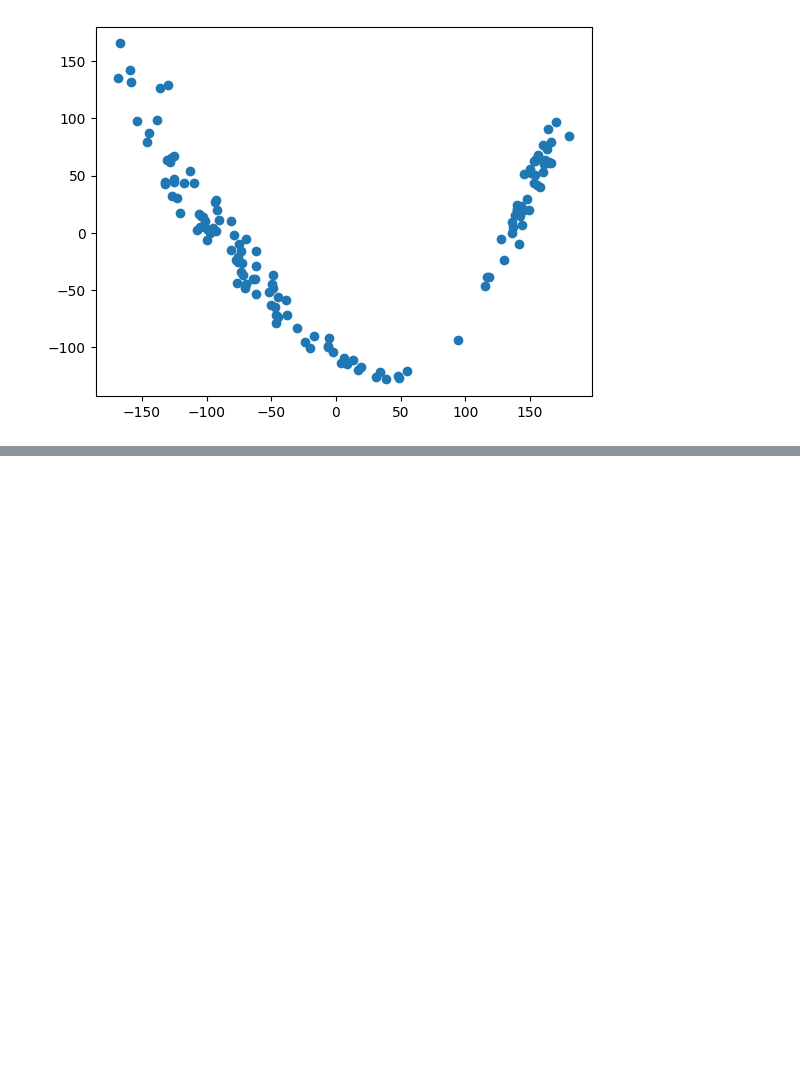
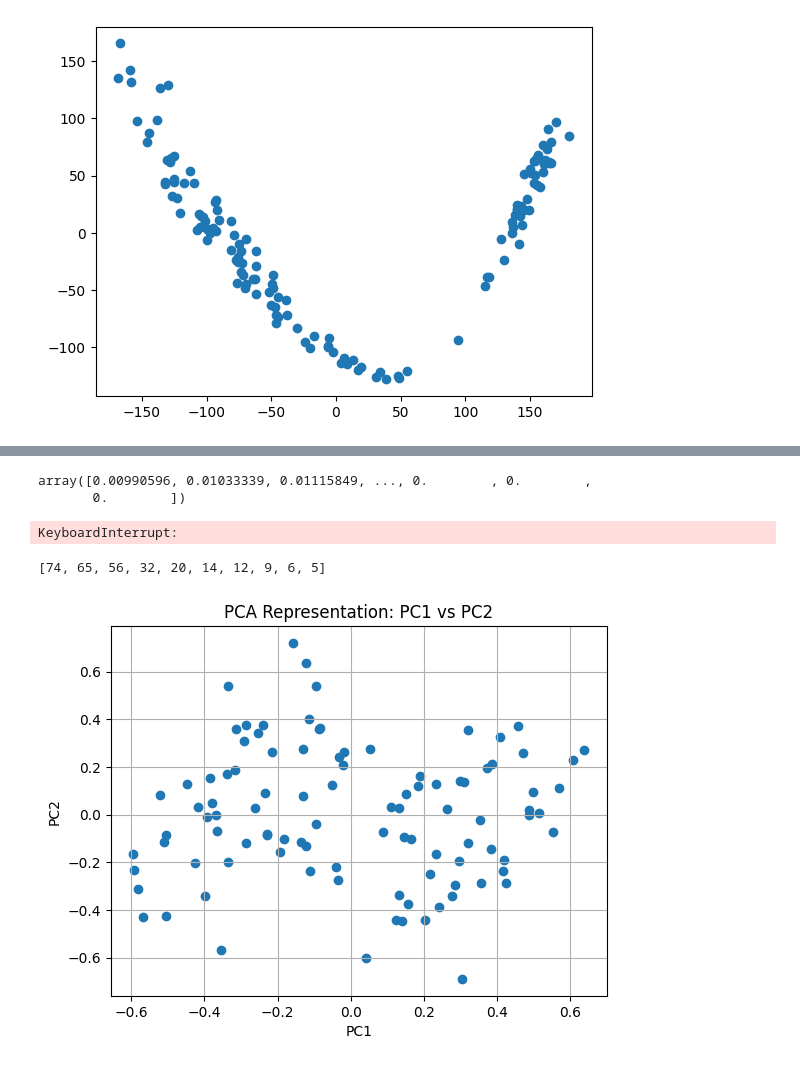
Before and after one commit to AmauryMaros/mgss2, a Jupyter notebook: Python notebooks/2_groups_pca.ipynb, the cells around one changed output, grey strips where cells are left out. Saved outputs shown, nothing was run; the diff lists cells and outputs as text; code cells hidden in the pictures; blank space fills up the shorter version.

```diff
--- a/Python notebooks/2_groups_pca.ipynb
+++ b/Python notebooks/2_groups_pca.ipynb
@@ -66,0 +84,20 @@ plt.scatter(pca_df['PC1'], pca_df['PC2'])
+# %%
+abs(pca.components_[0])
+# %% [output]
+array([0.00990596, 0.01033339, 0.01115849, ..., 0.        , 0.        ,
+       0.        ])
+# %%
+import numpy as np
+def top_features(pc):
+
+    top_features = []
+    for i in range(len(cols)):
+        index = cols[np.where(sorted(abs(pca.components_[pc]),reverse=True)[i] == abs(pca.components_[pc]))].values[0]
+        top_features.append(index)
+
+    return top_features
+
+# top_features(0)
+top_features(0)[:5]
+# %% [output]
+KeyboardInterrupt:
@@ -66,0 +106,28 @@ plt.scatter(pca_df['PC1'], pca_df['PC2'])
+# %%
+a = [0,1,2,3,4,5,6,7,8,9]
+b = [12,5,6,9,14,65,20,32,74,56]
+
+sorted(b, reverse = True)
+# %% [output]
+[74, 65, 56, 32, 20, 14, 12, 9, 6, 5]
+# %%
+import numpy as np
+import matplotlib.pyplot as plt
+from sklearn.decomposition import PCA
+
+# Example data
+data = np.random.rand(100, 3)  # Replace this with your actual data
+
+# Perform PCA
+pca = PCA(n_components=2)
+pca_result = pca.fit_transform(data)
+
+# Create a scatter plot of PC1 vs PC2
+plt.scatter(pca_result[:, 0], pca_result[:, 1])
+plt.xlabel('PC1')
+plt.ylabel('PC2')
+plt.title('PCA Representation: PC1 vs PC2')
+plt.grid(True)
+plt.show()
+# %% [output]
+[figure, added]
```
Also changed, not shown: parts of 3 cells of this notebook, 3 other files.
